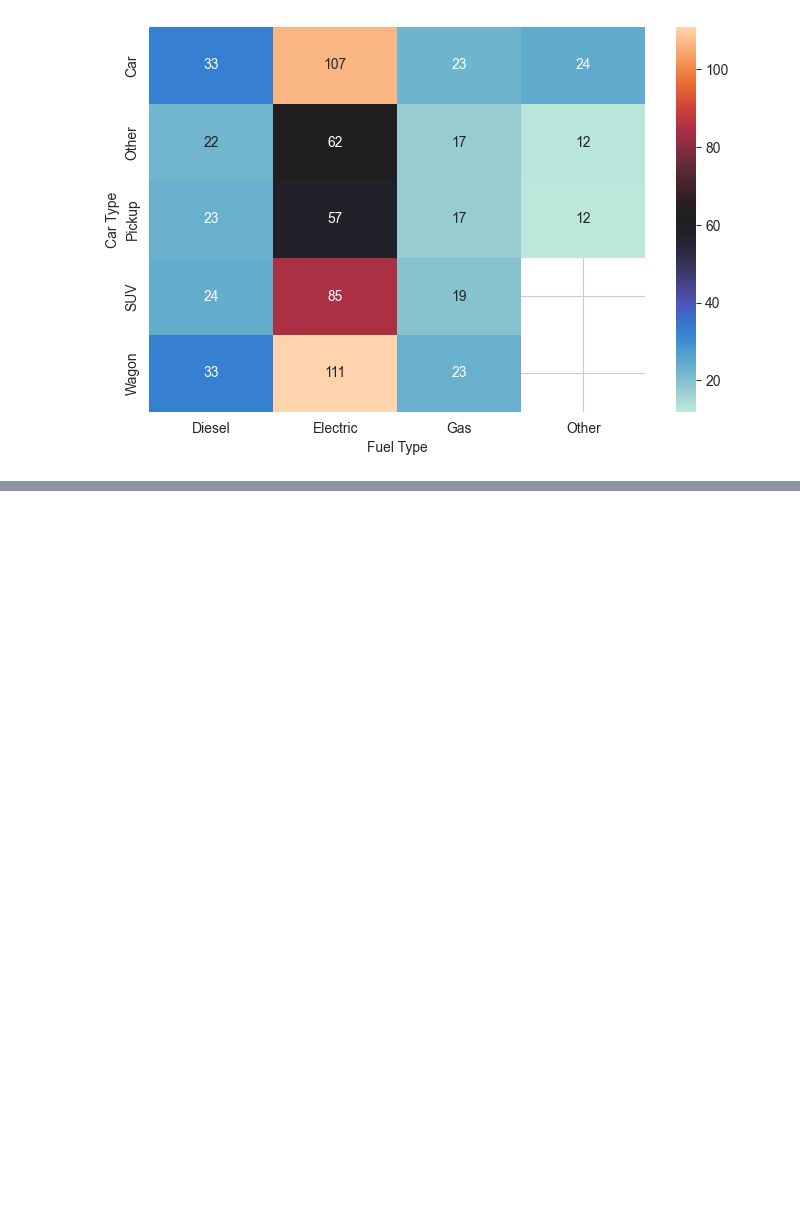
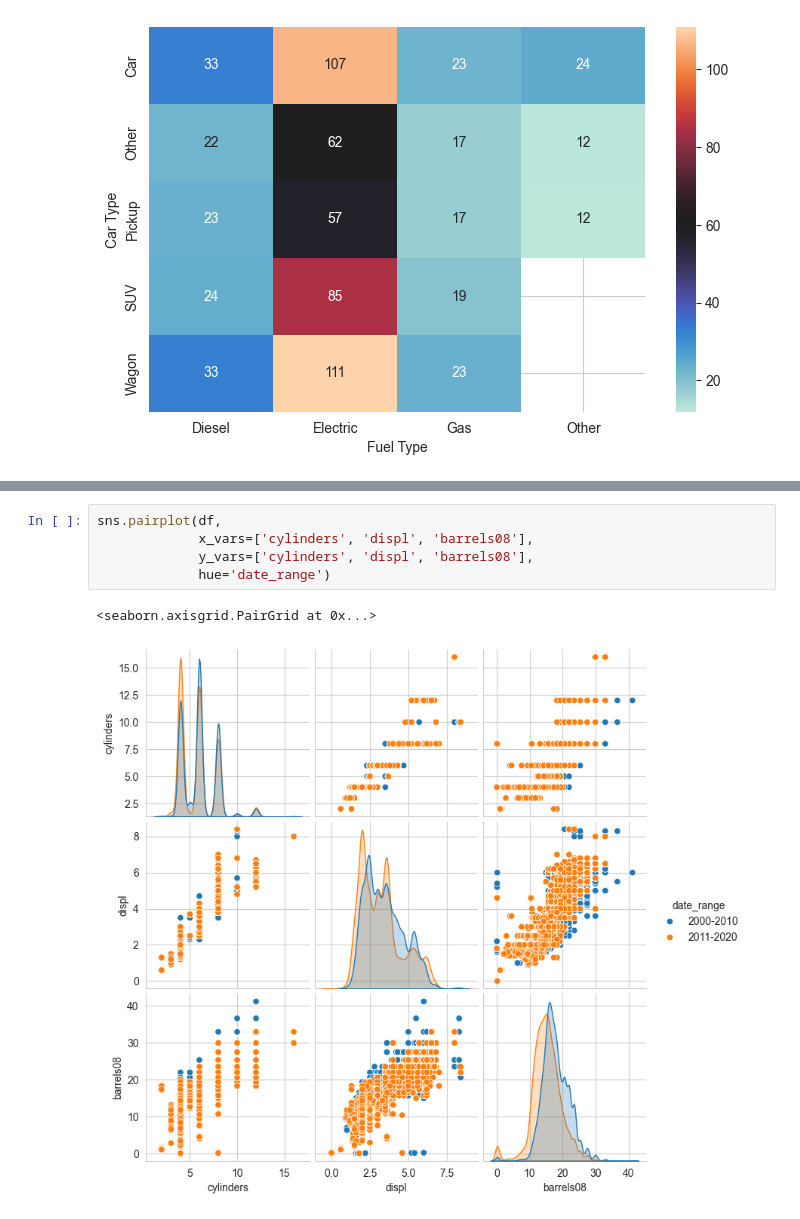
Before and after one commit to ericmelz/python-data-visualization-copy, a Jupyter notebook: notebooks/02-Chapter5-Exercise-3.ipynb, the cells around one changed output, grey strips where cells are left out. Drawn from its saved outputs; the diff is of its cells as text; blank space fills up the shorter version.

```diff
--- a/notebooks/02-Chapter5-Exercise-3.ipynb
+++ b/notebooks/02-Chapter5-Exercise-3.ipynb
@@ -58,0 +81,8 @@ fig.savefig(Path.cwd()/'..'/'code'/'images'/'seaborn_heatmap.svg')
+# %%
+sns.pairplot(df,
+             x_vars=['cylinders', 'displ', 'barrels08'],
+             y_vars=['cylinders', 'displ', 'barrels08'],
+             hue='date_range')
+# %% [output]
+<seaborn.axisgrid.PairGrid at 0x...>
+[figure, added]
```
Also changed, not shown: parts of 8 cells of this notebook.
